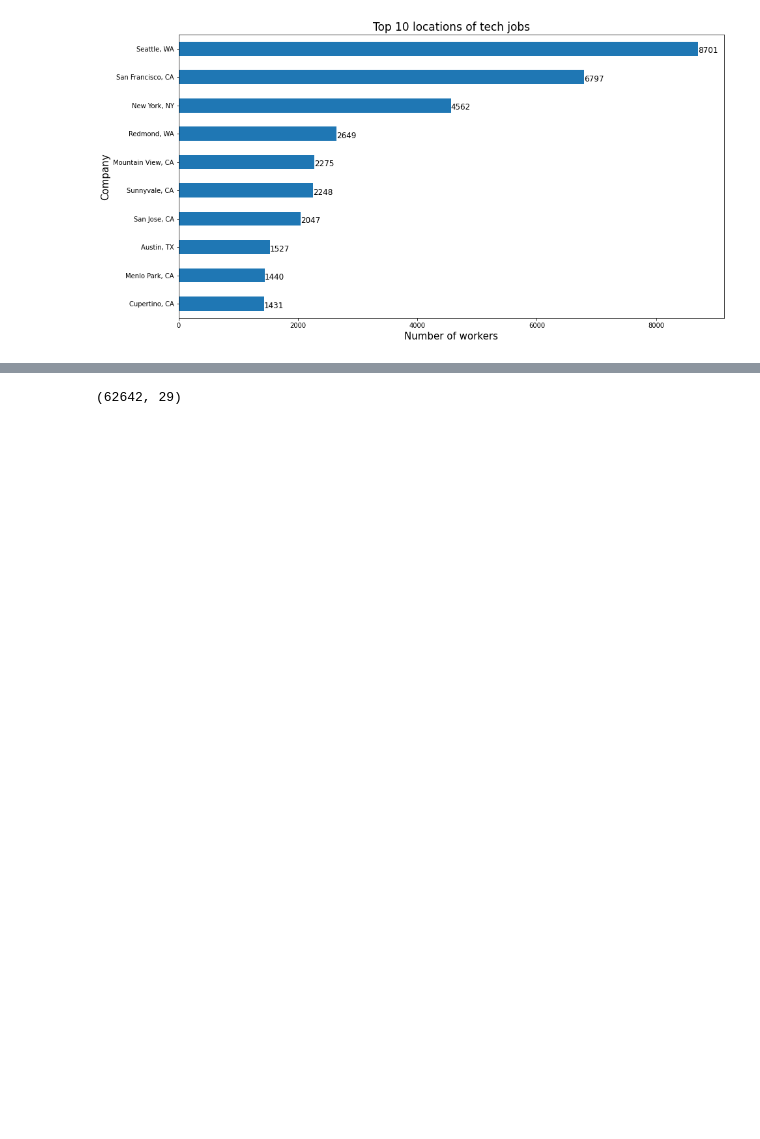
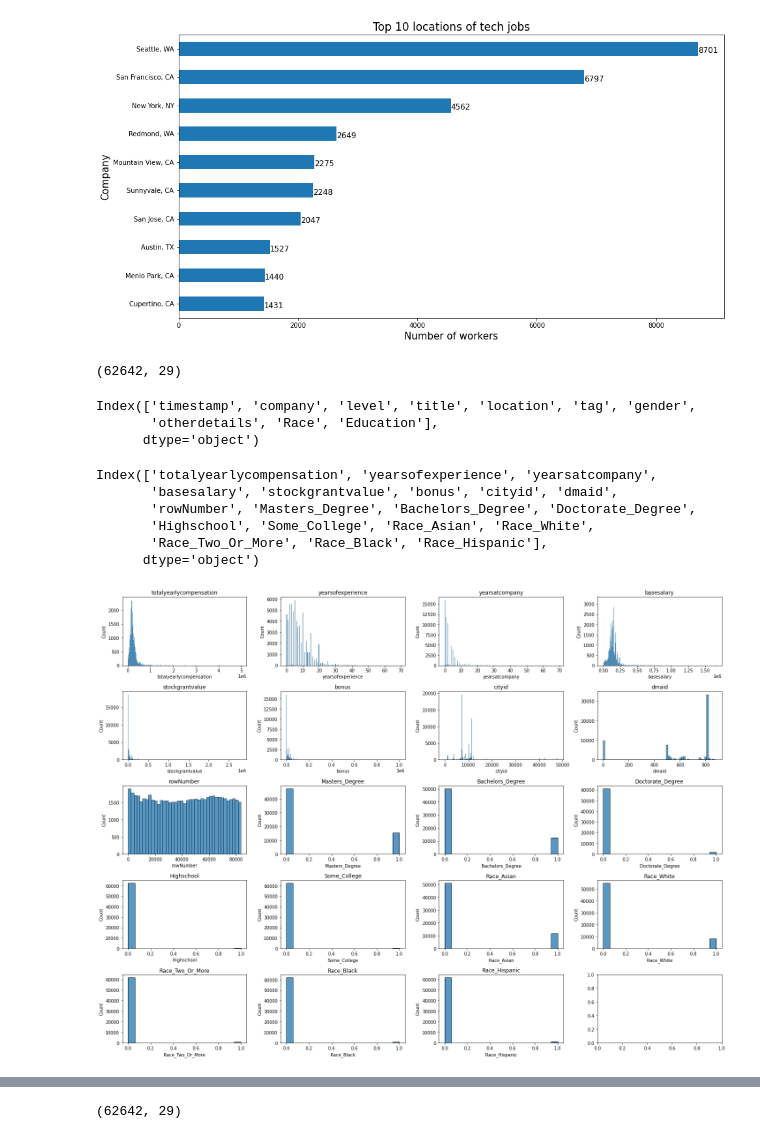
Before and after one commit to BharathGowdaN/Lasso-Regression, a Jupyter notebook: Lasso_Update.ipynb, the cells around one changed output, grey strips where cells are left out. Drawn from its saved outputs; the diff is of its cells as text; code cells hidden in the pictures; blank space fills up the shorter version.

```diff
--- a/Lasso_Update.ipynb
+++ b/Lasso_Update.ipynb
@@ -259,12 +259,14 @@ dtype: int64
 # %%
 # Impute "categorical null values" with Mode value
 
+df['company'].fillna(df['company'].mode()[0], inplace=True)
 df['gender'].fillna(df['gender'].mode()[0], inplace=True)
 df['Education'].fillna(df['Education'].mode()[0], inplace=True)
 df['Race'].fillna(df['Race'].mode()[0], inplace=True)
 df['otherdetails'].fillna(df['otherdetails'].mode()[0], inplace=True)
 df['tag'].fillna(df['tag'].mode()[0], inplace=True)
 df['level'].fillna(df['level'].mode()[0], inplace=True)
+df['dmaid'].fillna(df['dmaid'].median(), inplace=True)
 # %%
 # Checking the sum of null values of the updated data
 
@@ -733,3 +737,50 @@ for i in location.patches:
 plt.show();
 # %% [output]
 [figure]
+# %%
+df.shape
+# %% [output]
+(62642, 29)
+# %%
+# Getting categorical variables
+cat_var = df.select_dtypes(include='object').columns
+cat_var
+# %% [output]
+Index(['timestamp', 'company', 'level', 'title', 'location', 'tag', 'gender',
+       'otherdetails', 'Race', 'Education'],
+      dtype='object')
+# %%
+# Getting numerical variables
+num_var = df.select_dtypes(exclude='object').columns
+num_var
+# %% [output]
+Index(['totalyearlycompensation', 'yearsofexperience', 'yearsatcompany',
+       'basesalary', 'stockgrantvalue', 'bonus', 'cityid', 'dmaid',
+       'rowNumber', 'Masters_Degree', 'Bachelors_Degree', 'Doctorate_Degree',
+       'Highschool', 'Some_College', 'Race_Asian', 'Race_White',
+       'Race_Two_Or_More', 'Race_Black', 'Race_Hispanic'],
+      dtype='object')
+# %%
+"""
+The code generates a grid of subplots where each subplot shows the distribution,
+(i.e., histogram) of a variable/column in the df DataFrame.
+This type of plot can be useful for exploring the shape and spread of each variable in a dataset.
+"""
+
+# Select only the numerical columns
+num_cols = df.select_dtypes(include=[np.number]).columns.tolist()
+
+# Create subplots of histograms for each numerical column
+n_rows = 5  # Number of rows in the subplot grid
+n_cols = 4  # Number of columns in the subplot grid
+fig, axes = plt.subplots(nrows=n_rows, ncols=n_cols, figsize=(20, 15))
+for i, col in enumerate(num_cols):
+    r = i // n_cols
+    c = i % n_cols
+    ax = axes[r][c]
+    sns.histplot(df[col], ax=ax)
+    ax.set_title(col)
+plt.tight_layout()
+plt.show()
+# %% [output]
+[figure, added]
```
Also changed, not shown: parts of 28 cells of this notebook, 1 other file.
